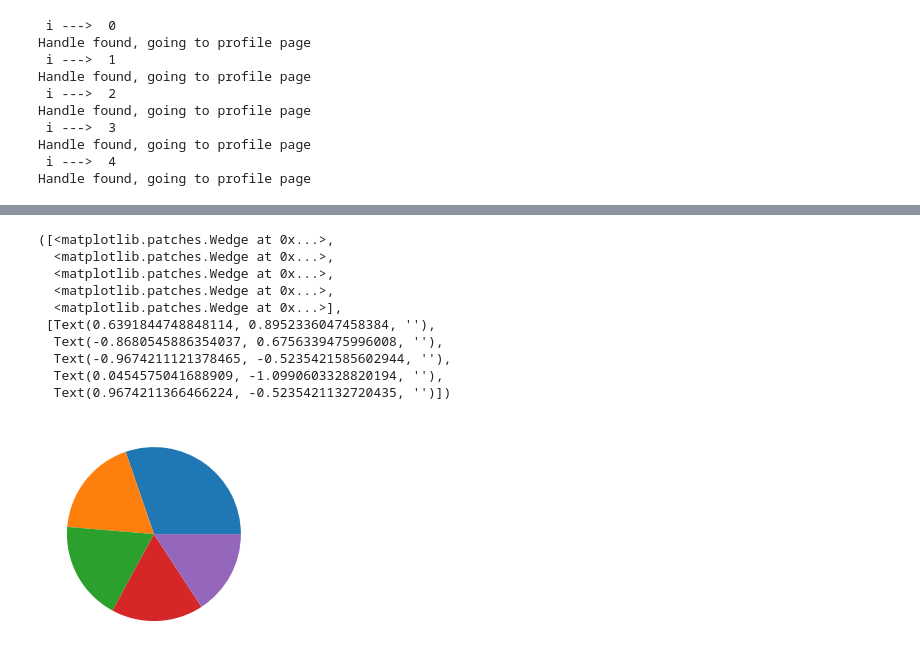
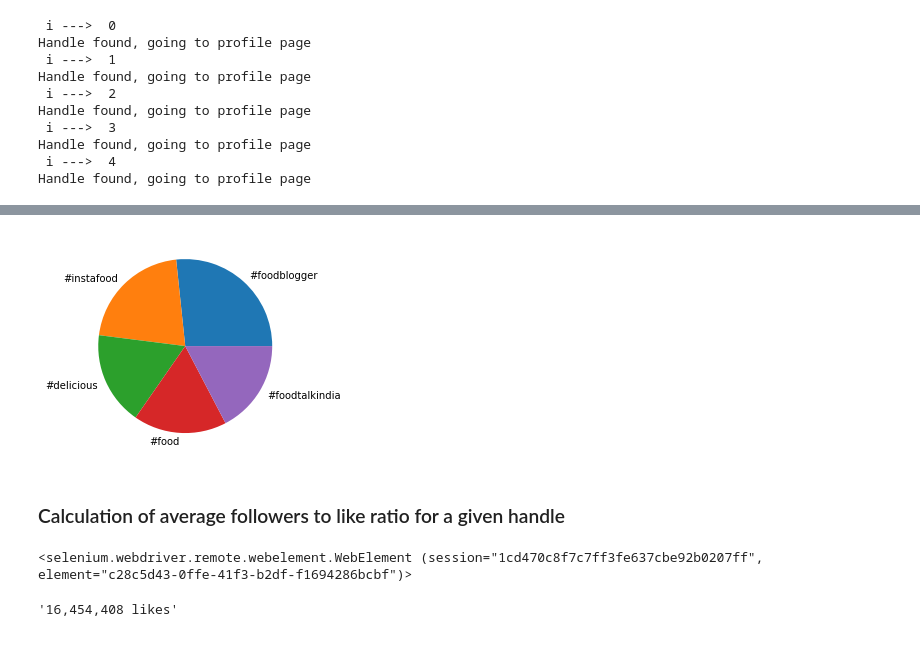
Before and after one commit to chirag-3/Instagram-Food-Vloggers-Data-scraping-using-Selenium, a Jupyter notebook: Food Vlogger Data Analysis.ipynb, the cells around one changed output, grey strips where cells are left out. Drawn from its saved outputs; the diff is of its cells as text; code cells hidden in the pictures.

Commit message:
scarping top 10 posts of handles to find number of likes and followers to like ratio

```diff
--- a/Food Vlogger Data Analysis.ipynb
+++ b/Food Vlogger Data Analysis.ipynb
@@ -623,16 +576,9 @@ print(hashtags_frame)
 top_hashtags = hashtags_frame["hashtags"][:5]
 hashtag_frequency = hashtags_frame["frequencies"][:5]
 # %%
-plt.pie(hashtag_frequency)
+plt.pie(hashtag_frequency,labels=top_hashtags)
+plt.show()
 # %% [output]
-([<matplotlib.patches.Wedge at 0x...>,
-  <matplotlib.patches.Wedge at 0x...>,
-  <matplotlib.patches.Wedge at 0x...>,
-  <matplotlib.patches.Wedge at 0x...>,
-  <matplotlib.patches.Wedge at 0x...>],
- [Text(0.6391844748848114, 0.8952336047458384, ''),
-  Text(-0.8680545886354037, 0.6756339475996008, ''),
-  Text(-0.9674211121378465, -0.5235421585602944, ''),
-  Text(0.0454575041688909, -1.0990603328820194, ''),
-  Text(0.9674211366466224, -0.5235421132720435, '')])
-[figure, old version]
+[figure, new version]
+# %% [markdown]
+### Calculation of average followers to like ratio for a given handle
@@ -638,0 +618,9 @@ plt.pie(hashtag_frequency)
+# %%
+f
+# %% [output]
+<selenium.webdriver.remote.webelement.WebElement (session="1cd470c8f7c7ff3fe637cbe92b0207ff", element="c28c5d43-0ffe-41f3-b2df-f1694286bcbf")>
+# %%
+t = f.text
+t
+# %% [output]
+'16,454,408 likes'
```
Also changed, not shown: parts of 50 cells of this notebook, 1 other file.
